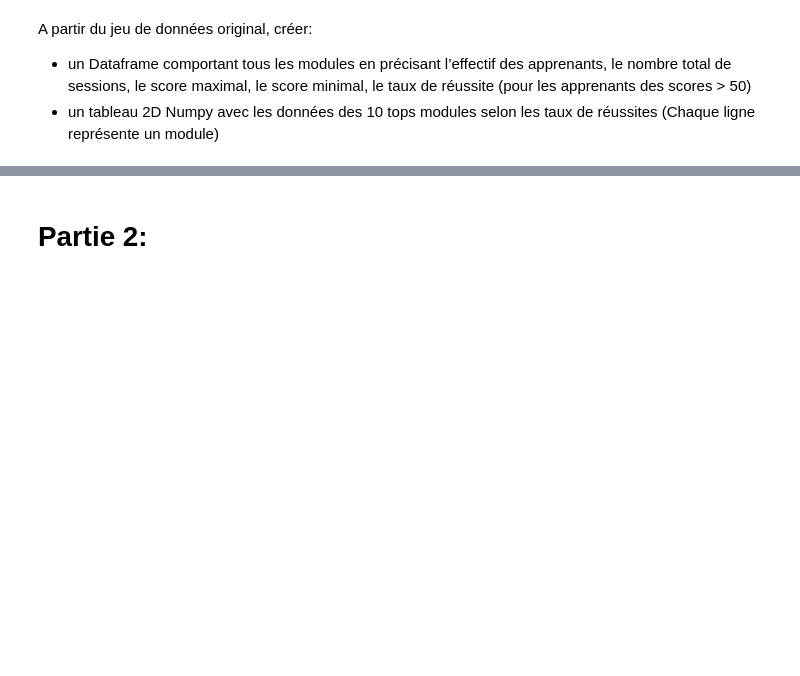
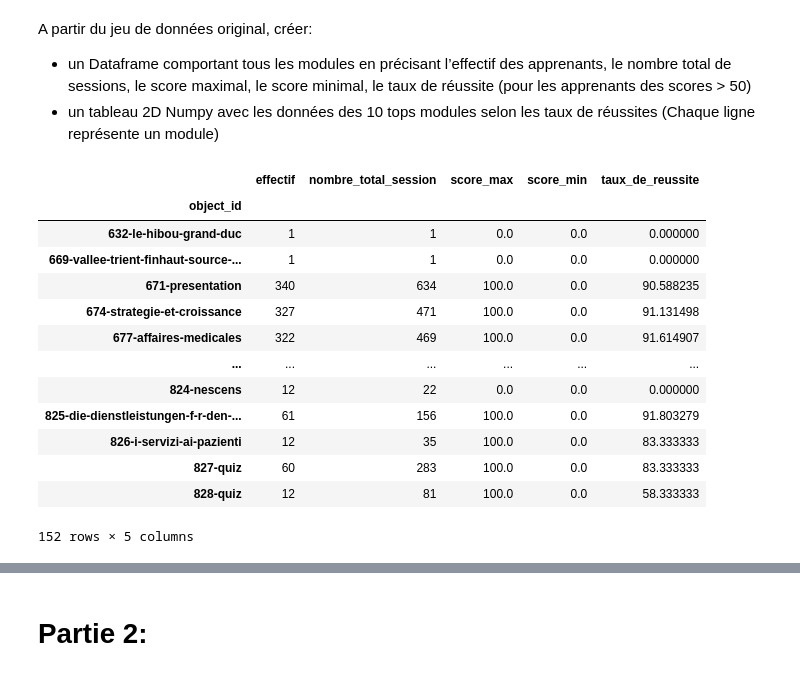
Before and after one commit to ramsey6340/ia_odc, a Jupyter notebook: tp2/tp2.ipynb, the cells around one changed output, grey strips where cells are left out. Drawn from its saved outputs; the diff is of its cells as text; code cells hidden in the pictures; blank space fills up the shorter version.

```diff
--- a/tp2/tp2.ipynb
+++ b/tp2/tp2.ipynb
@@ -40,10 +40,26 @@ nombre_apprenant_admis = df.loc[df.score>=50].groupby("object_id").actor.nunique
 # %%
 # creation de mon data frame final
 
 my_dict = {"effectif": effectif_apprenant, "nombre_total_session": nombre_total_session, "score_max": score_max, "score_min": score_min, "taux_de_reussite": (nombre_apprenant_admis*100)/effectif_apprenant}
 df_tp2 = pd.DataFrame(my_dict)
 #df_tp2.dropna(axis=0, inplace = True) # supprime les NaN dans le data frame
 df_tp2.replace(np.nan, 0, inplace=True)
+df_tp2
+# %% [output]
+|  | effectif | nombre_total_session | score_max | score_min | taux_de_reussite |
+| object_id |  |  |  |  |  |
+| 632-le-hibou-grand-duc | 1 | 1 | 0.0 | 0.0 | 0.000000 |
+| 669-vallee-trient-finhaut-source-... | 1 | 1 | 0.0 | 0.0 | 0.000000 |
+| 671-presentation | 340 | 634 | 100.0 | 0.0 | 90.588235 |
+| 674-strategie-et-croissance | 327 | 471 | 100.0 | 0.0 | 91.131498 |
+| 677-affaires-medicales | 322 | 469 | 100.0 | 0.0 | 91.614907 |
+| ... | ... | ... | ... | ... | ... |
+| 824-nescens | 12 | 22 | 0.0 | 0.0 | 0.000000 |
+| 825-die-dienstleistungen-f-r-den-... | 61 | 156 | 100.0 | 0.0 | 91.803279 |
+| 826-i-servizi-ai-pazienti | 12 | 35 | 100.0 | 0.0 | 83.333333 |
+| 827-quiz | 60 | 283 | 100.0 | 0.0 | 83.333333 |
+| 828-quiz | 12 | 81 | 100.0 | 0.0 | 58.333333 |
+152 rows × 5 columns
 # %%
 # le data frame contenat les top 10
 top_10 = df_tp2.sort_values(by='taux_de_reussite', ascending=False).head(10)
```
Also changed, not shown: parts of 5 cells of this notebook, 2 other files.
